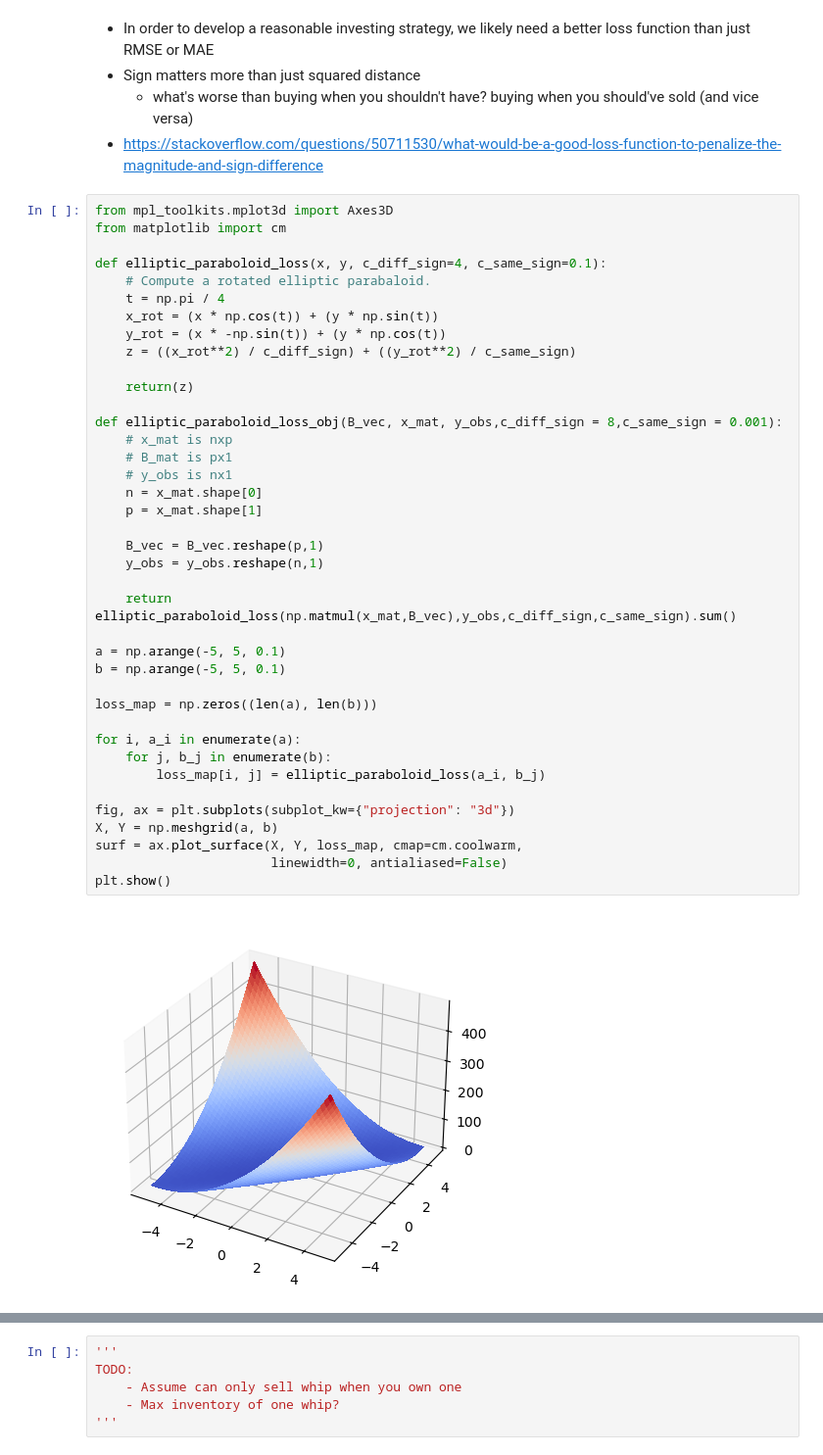
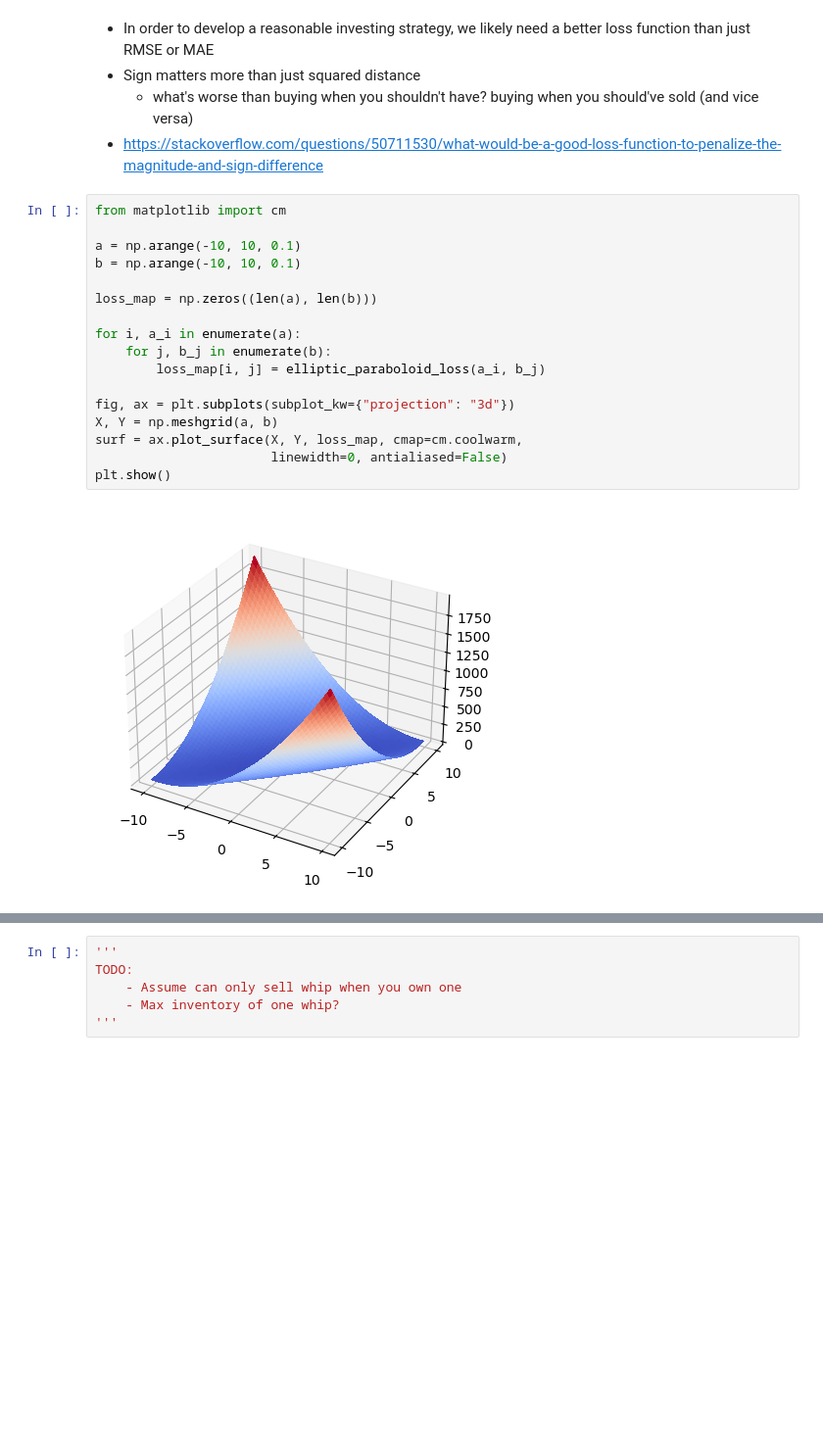
Before and after one commit to codyjcao/osrs-ge, a Jupyter notebook: osrs_whip_experimenting.ipynb, the cells around one changed output, grey strips where cells are left out. Shown at 98% size. Cells and saved outputs as stored; diff of their text form; blank space fills up the shorter version.

```diff
--- a/osrs_whip_experimenting.ipynb
+++ b/osrs_whip_experimenting.ipynb
@@ -339,43 +153,21 @@ plt.show()
     - what's worse than buying when you shouldn't have? buying when you should've sold (and vice versa)
 - https://stackoverflow.com/questions/50711530/what-would-be-a-good-loss-function-to-penalize-the-magnitude-and-sign-difference
 # %%
-from mpl_toolkits.mplot3d import Axes3D
 from matplotlib import cm
 
-def elliptic_paraboloid_loss(x, y, c_diff_sign=4, c_same_sign=0.1):
-    # Compute a rotated elliptic parabaloid.
-    t = np.pi / 4
-    x_rot = (x * np.cos(t)) + (y * np.sin(t))
-    y_rot = (x * -np.sin(t)) + (y * np.cos(t))
-    z = ((x_rot**2) / c_diff_sign) + ((y_rot**2) / c_same_sign)
-
-    return(z)
-
-def elliptic_paraboloid_loss_obj(B_vec, x_mat, y_obs,c_diff_sign = 8,c_same_sign = 0.001):
-    # x_mat is nxp
-    # B_mat is px1
-    # y_obs is nx1
-    n = x_mat.shape[0]
-    p = x_mat.shape[1]
-
-    B_vec = B_vec.reshape(p,1)
-    y_obs = y_obs.reshape(n,1)
-
-    return elliptic_paraboloid_loss(np.matmul(x_mat,B_vec),y_obs,c_diff_sign,c_same_sign).sum()
-
-a = np.arange(-5, 5, 0.1)
-b = np.arange(-5, 5, 0.1)
+a = np.arange(-10, 10, 0.1)
+b = np.arange(-10, 10, 0.1)
 
 loss_map = np.zeros((len(a), len(b)))
 
 for i, a_i in enumerate(a):
     for j, b_j in enumerate(b):
         loss_map[i, j] = elliptic_paraboloid_loss(a_i, b_j)
 
 fig, ax = plt.subplots(subplot_kw={"projection": "3d"})
 X, Y = np.meshgrid(a, b)
 surf = ax.plot_surface(X, Y, loss_map, cmap=cm.coolwarm,
                        linewidth=0, antialiased=False)
 plt.show()
 # %% [output]
-[figure, old version]
+[figure, new version]
```
Also changed, not shown: parts of 49 cells of this notebook, 1 other file.
